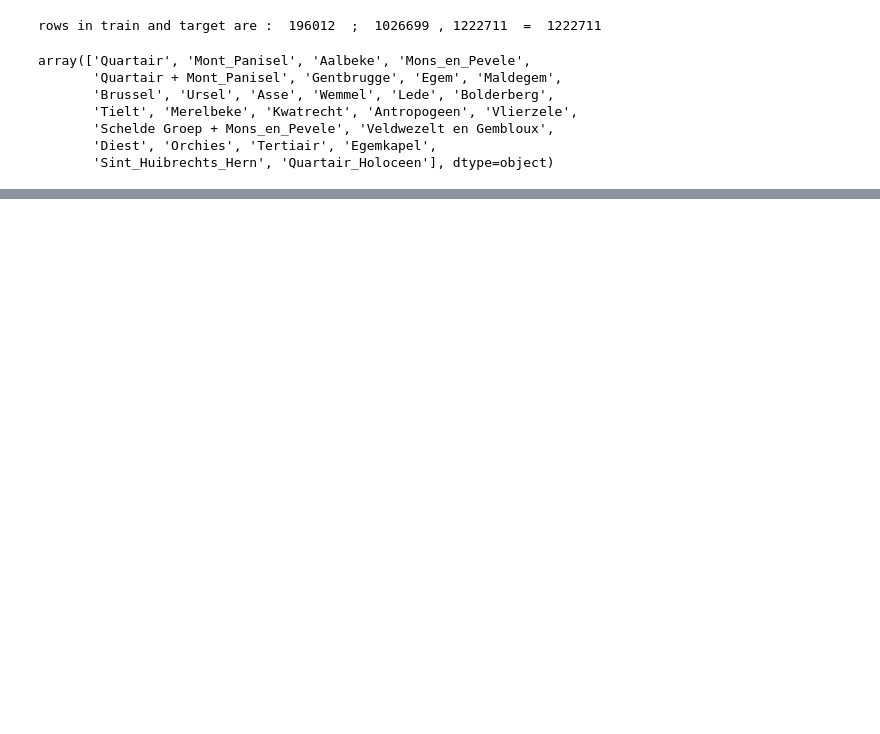
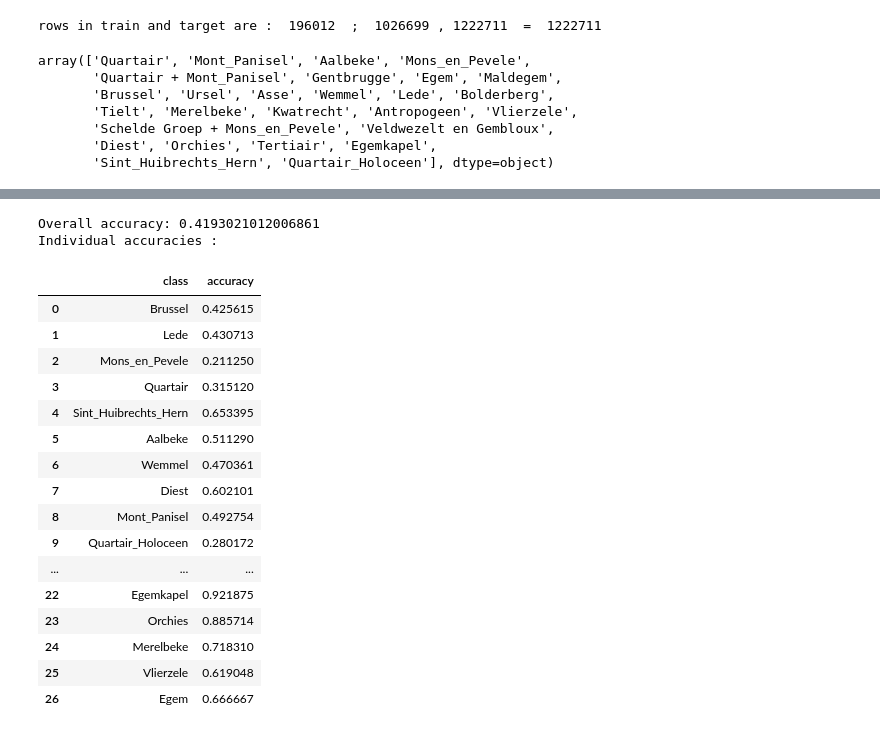
Before and after one commit to VoeP/CPT_usecase, a Jupyter notebook: modeling/EDA.ipynb, the cells around one changed output, grey strips where cells are left out. Cells and saved outputs as stored; diff of their text form; code cells hidden in the pictures; blank space fills up the shorter version.

```diff
--- a/modeling/EDA.ipynb
+++ b/modeling/EDA.ipynb
@@ -68 +97,4 @@ print(y_test.head())
 Name: lithostrat_id, dtype: object
+# %%
+#One vs rest, one model per category
+model1 = LogisticRegression(random_state=seed, multi_class="ovr", class_weight="balanced").fit(X_train, y_train)
@@ -68,0 +119,39 @@ Name: lithostrat_id, dtype: object
+# %%
+y_pred = model1.predict(X_test)
+accuracy = accuracy_score(y_test, y_pred)
+print("Overall accuracy:", accuracy)
+
+classes = y_test.unique()
+matrix = confusion_matrix(y_test, y_pred, labels=classes)
+
+#This is apparently how you get per calss accuracy:
+# https://stackoverflow.com/questions/39770376/scikit-learn-get-accuracy-scores-for-each-class
+granular_acc  = matrix.diagonal()/matrix.sum(axis=1)
+
+df_summary = pd.DataFrame({
+    "class": classes,
+    "accuracy": granular_acc
+})
+
+print("Individual accuracies : ")
+df_summary
+# %% [output]
+Overall accuracy: 0.4193021012006861
+Individual accuracies :
+|  | class | accuracy |
+| 0 | Brussel | 0.425615 |
+| 1 | Lede | 0.430713 |
+| 2 | Mons_en_Pevele | 0.211250 |
+| 3 | Quartair | 0.315120 |
+| 4 | Sint_Huibrechts_Hern | 0.653395 |
+| 5 | Aalbeke | 0.511290 |
+| 6 | Wemmel | 0.470361 |
+| 7 | Diest | 0.602101 |
+| 8 | Mont_Panisel | 0.492754 |
+| 9 | Quartair_Holoceen | 0.280172 |
+| ... | ... | ... |
+| 22 | Egemkapel | 0.921875 |
+| 23 | Orchies | 0.885714 |
+| 24 | Merelbeke | 0.718310 |
+| 25 | Vlierzele | 0.619048 |
+| 26 | Egem | 0.666667 |
```
Also changed, not shown: parts of 9 cells of this notebook, 4 other files.
